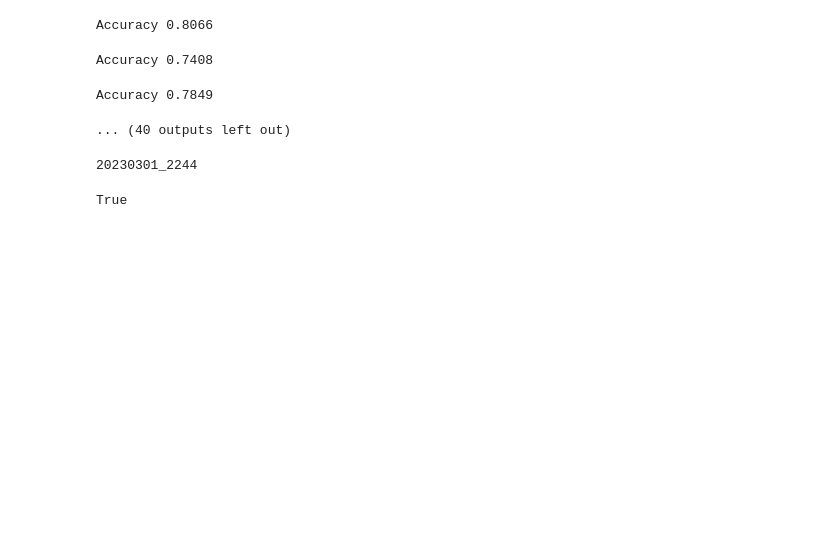
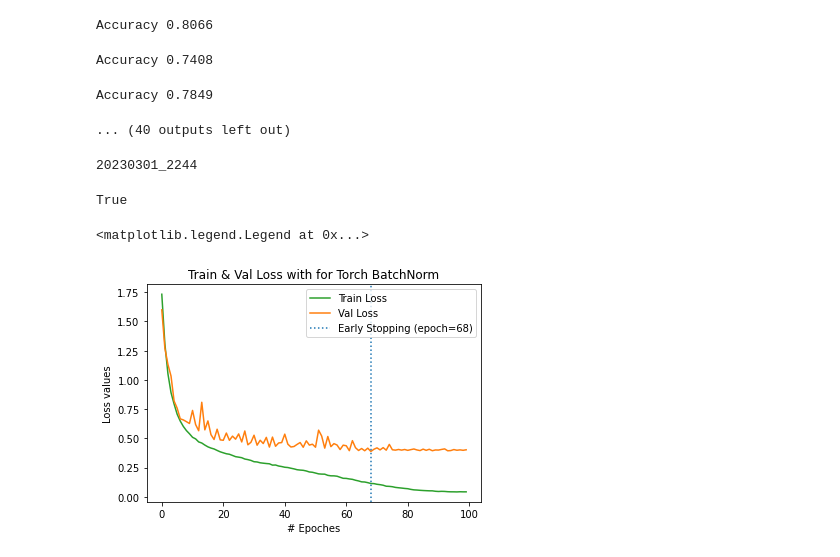
Before and after one commit to CosmoLuminous/deep-learning-col775, a Jupyter notebook: a1/resnet/src/resnet.ipynb, the cells around one changed output. Cells and saved outputs as stored; diff of their text form; code cells hidden in the pictures; blank space fills up the shorter version.

```diff
--- a/a1/resnet/src/resnet.ipynb
+++ b/a1/resnet/src/resnet.ipynb
@@ -270,0 +274,14 @@ True
+# %%
+with open("../results/torch_bn_aug/loss_tracker_torch_bn_20230306_1221.json", "r+") as file:
+    loss_dict = json.load(file)
+
+plt.plot(list(range(len(loss_dict['train']))), loss_dict['train'], c="tab:green", label="Train Loss")
+plt.plot(list(range(len(loss_dict['val']))), loss_dict['val'], c="tab:orange", label="Val Loss")
+plt.axvline(x = np.argmin(loss_dict['val']), linestyle="dotted", label = f"Early Stopping (epoch={np.argmin(loss_dict['val'])})")
+plt.title("Train & Val Loss with for Torch BatchNorm")
+plt.xlabel("# Epoches")
+plt.ylabel("Loss values")
+plt.legend()
+# %% [output]
+<matplotlib.legend.Legend at 0x...>
+[figure, added]
```
Also changed, not shown: parts of 5 cells of this notebook, 6 other files.
